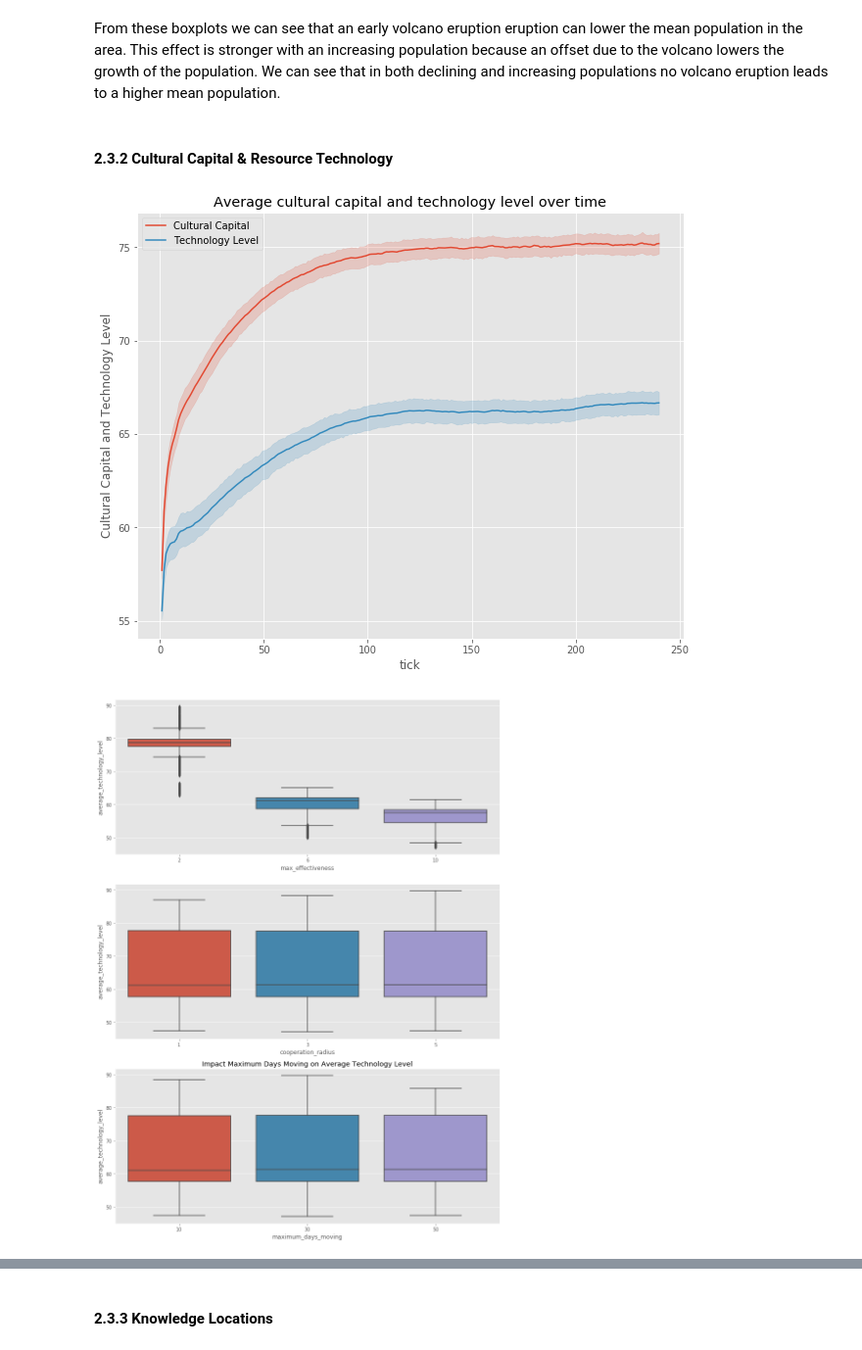
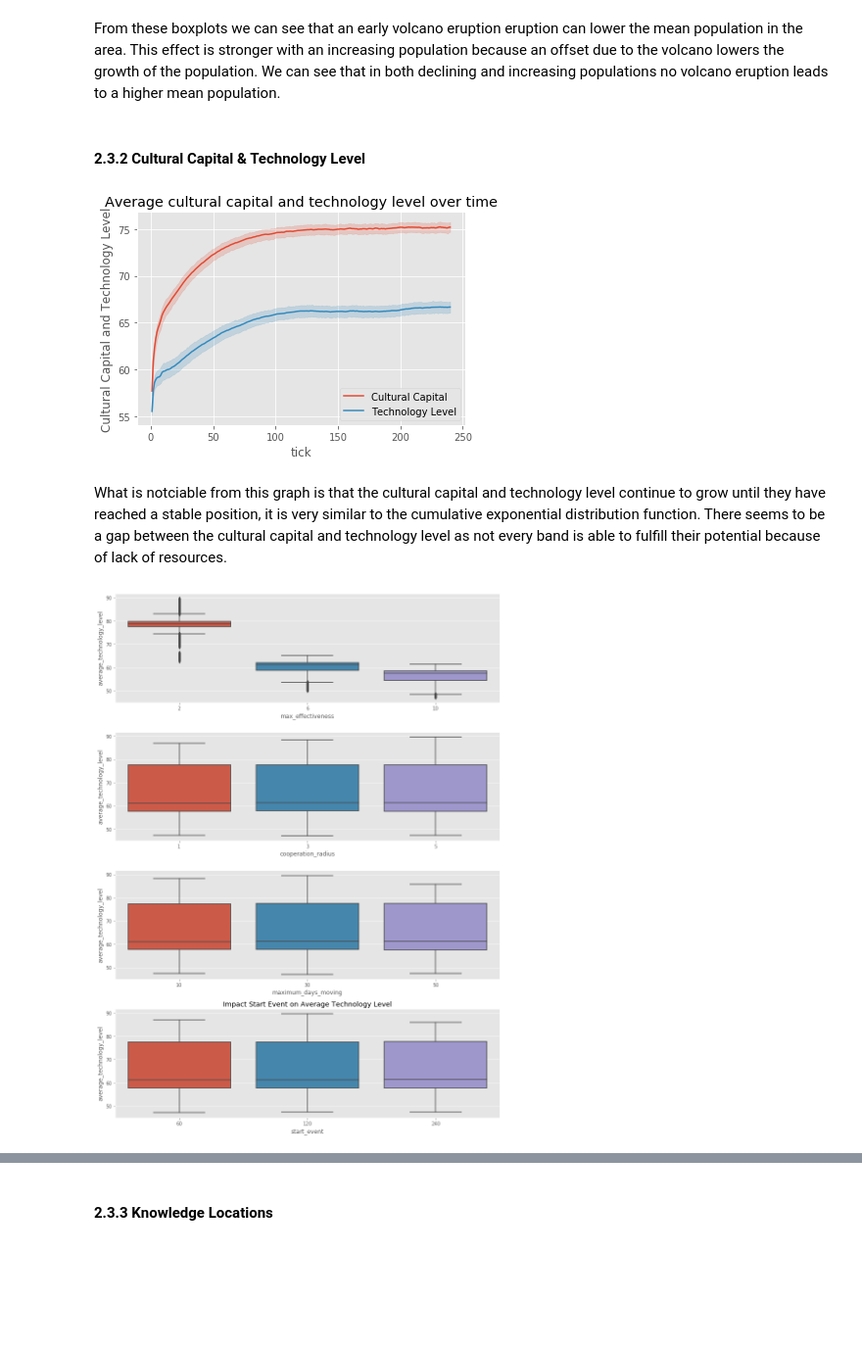
Before and after one commit to WKSu/compound-events, a Jupyter notebook: experiments/Analysis of Base Experiments.ipynb, the cells around one changed output, grey strips where cells are left out. Shown: that part at 98% size. Saved outputs shown, nothing was run; the diff lists cells and outputs as text; code cells hidden in the pictures; blank space fills up the shorter version.

```diff
--- a/experiments/Analysis of Base Experiments.ipynb
+++ b/experiments/Analysis of Base Experiments.ipynb
@@ -135,19 +138,3 @@ df_climate_downward_pop.plot.scatter(x='tick',y='total_population',c='run_number
 plt.show()
 # %% [output]
 [figure]
-# %%
-# See which policy parameters are the cause of this
-ax1 = plt.subplot(311)
-plt.scatter(data = df_climate_downward_pop, x='max_effectiveness',y='total_population', c='run_number')
-plt.rcParams["figure.figsize"] = (10,8)
-plt.show()
-
-ax2 = plt.subplot(312)
-plt.scatter(data = df_climate_downward_pop, x='cooperation_radius',y='total_population', c='run_number')
-plt.rcParams["figure.figsize"] = (10,8)
-plt.show()
-
-ax3 = plt.subplot(313)
-plt.scatter(data = df_climate_downward_pop, x='maximum_days_moving',y='total_population', c='run_number')
-plt.rcParams["figure.figsize"] = (10,8)
-plt.show()
@@ -158,16 +140,0 @@ plt.show()
-# %%
-# Run the same process on the entire dataset
-ax1 = plt.subplot(311)
-plt.scatter(data = df_climate_small, x='max_effectiveness',y='total_population', c='run_number')
-plt.rcParams["figure.figsize"] = (10,8)
-plt.show()
-
-ax2 = plt.subplot(312)
-plt.scatter(data = df_climate_small, x='cooperation_radius',y='total_population', c='run_number')
-plt.rcParams["figure.figsize"] = (10,8)
-plt.show()
-
-ax3 = plt.subplot(313)
-plt.scatter(data = df_climate_small, x='maximum_days_moving',y='total_population', c='run_number')
-plt.rcParams["figure.figsize"] = (10,8)
-plt.show()
@@ -202,4 +201,4 @@ plt.show()
 # %% [markdown]
 From these boxplots we can see that an early volcano eruption eruption can lower the mean population in the area. This effect is stronger with an increasing population because an offset due to the volcano lowers the growth of the population. We can see that in both declining and increasing populations no volcano eruption leads to a higher mean population.
 # %% [markdown]
-#### 2.3.2 Cultural Capital & Resource Technology
+#### 2.3.2 Cultural Capital & Technology Level
@@ -222,22 +209,29 @@ plt.title("Average cultural capital and technology level over time")
 plt.ylabel('Cultural Capital and Technology Level')
 plt.show()
 # %% [output]
-[figure, old version]
+[figure, new version]
+# %% [markdown]
+What is notciable from this graph is that the cultural capital and technology level continue to grow until they have reached a stable position, it is very similar to the cumulative exponential distribution function. There seems to be a gap between the cultural capital and technology level as not every band is able to fulfill their potential because of lack of resources.
 # %%
 fig = plt.figure(figsize=(12,16))
-ax1 = fig.add_subplot(311)
-ax2 = fig.add_subplot(312)
-ax3 = fig.add_subplot(313)
+ax1 = fig.add_subplot(411)
+ax2 = fig.add_subplot(412)
+ax3 = fig.add_subplot(413)
+ax4 = fig.add_subplot(414)
 
 sns.boxplot(data = df_climate_small, x='max_effectiveness',y='average_technology_level', ax = ax1)
 plt.title("Impact Max Effectiveness on Average Technology Level")
 
 sns.boxplot(data = df_climate_small, x='cooperation_radius',y='average_technology_level', ax = ax2)
 plt.title("Impact Cooperation Radius on Average Technology Level")
 
 sns.boxplot(data = df_climate_small, x='maximum_days_moving',y='average_technology_level', ax = ax3)
 plt.title("Impact Maximum Days Moving on Average Technology Level")
+
+sns.boxplot(data = df_climate_small, x='start_event',y='average_technology_level', ax = ax4)
+plt.title("Impact Start Event on Average Technology Level")
+
 plt.tight_layout()
 plt.show()
 # %% [output]
-[figure, old version]
+[figure, new version]
```
Also changed, not shown: parts of 23 cells of this notebook.
